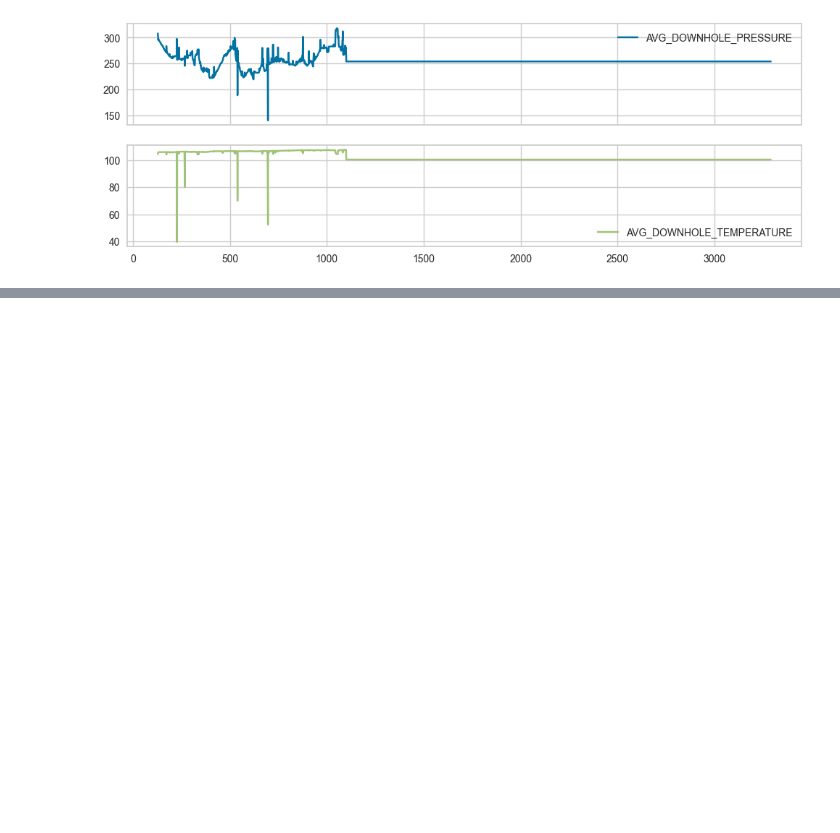
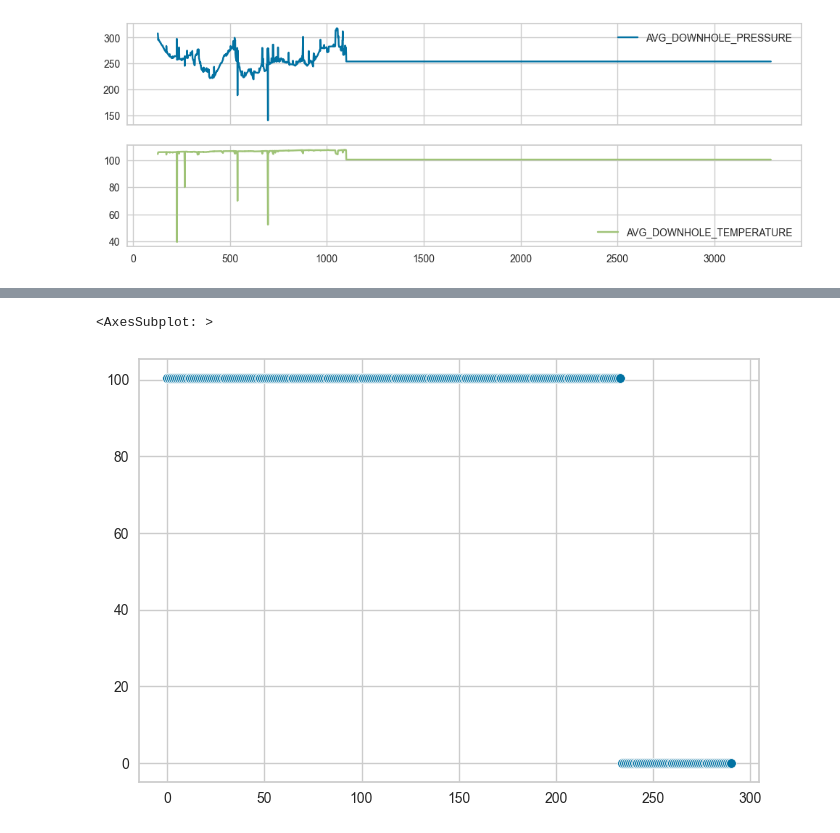
Before and after one commit to danieladityapn/diploma_ml_oandg, a Jupyter notebook: tempprediction.ipynb, the cells around one changed output, grey strips where cells are left out. Saved outputs shown, nothing was run; the diff lists cells and outputs as text; code cells hidden in the pictures; blank space fills up the shorter version.

```diff
--- a/tempprediction.ipynb
+++ b/tempprediction.ipynb
@@ -314,0 +369,5 @@ df['AVG_DOWNHOLE_TEMPERATURE'] = df_tooManyZeros['AVG_DOWNHOLE_TEMPERATURE']
+# %%
+sns.scatterplot(yp_test)
+# %% [output]
+<AxesSubplot: >
+[figure, added]
```
Also changed, not shown: parts of 27 cells of this notebook.
